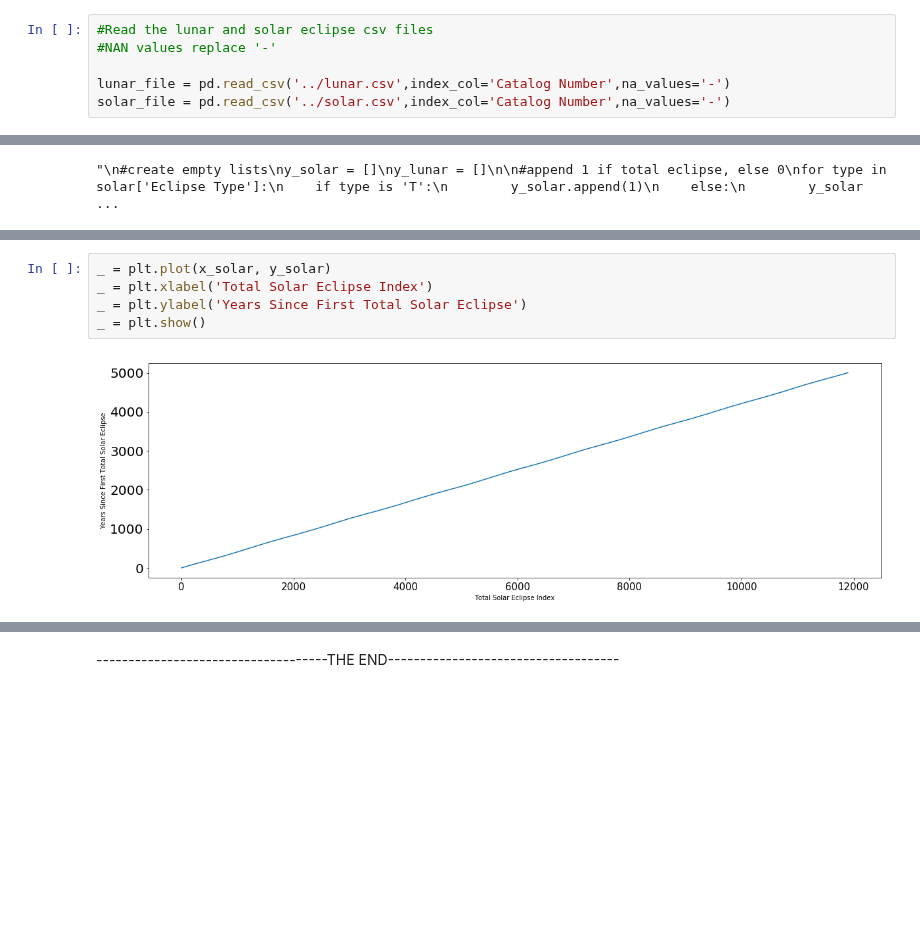
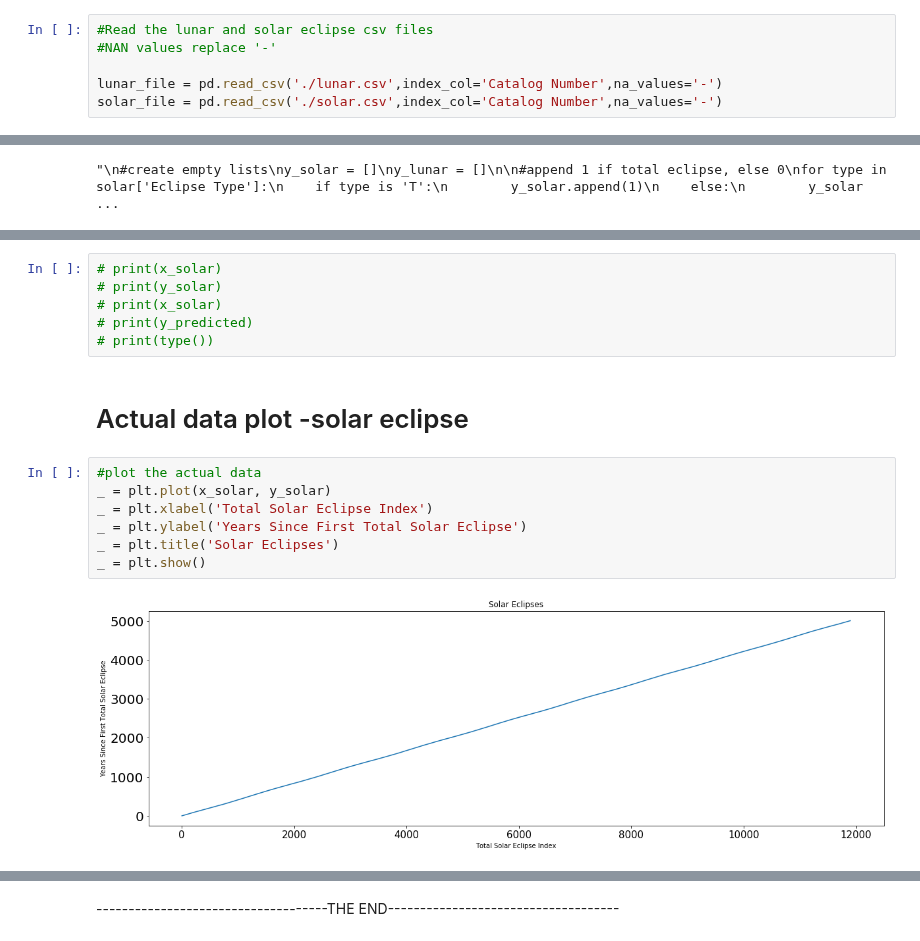
Before and after one commit to rachelraikar/Capstone1-Eclipses, a Jupyter notebook: Solar-and-Lunar-Eclipse-Capstone.ipynb, the cells around one changed output, grey strips where cells are left out. Drawn from its saved outputs; the diff is of its cells as text; blank space fills up the shorter version.

```diff
--- a/Solar-and-Lunar-Eclipse-Capstone.ipynb
+++ b/Solar-and-Lunar-Eclipse-Capstone.ipynb
@@ -18,8 +18,8 @@ from collections import OrderedDict, defaultdict
 #Read the lunar and solar eclipse csv files
 #NAN values replace '-'
 
-lunar_file = pd.read_csv('../lunar.csv',index_col='Catalog Number',na_values='-')
-solar_file = pd.read_csv('../solar.csv',index_col='Catalog Number',na_values='-')
+lunar_file = pd.read_csv('./lunar.csv',index_col='Catalog Number',na_values='-')
+solar_file = pd.read_csv('./solar.csv',index_col='Catalog Number',na_values='-')
 # %%
 # Create a separate dataframes with the columns needed for analysis
 
@@ -659,8 +655,18 @@ def get_linreg_format(df):
 x_solar, y_solar = get_linreg_format(solar)
+# %%
+# print(x_solar)
+# print(y_solar)
+# print(x_solar)
+# print(y_predicted)
+# print(type())
+# %% [markdown]
+# Actual data plot -solar eclipse
 # %%
+#plot the actual data
 _ = plt.plot(x_solar, y_solar)
 _ = plt.xlabel('Total Solar Eclipse Index')
 _ = plt.ylabel('Years Since First Total Solar Eclipse')
+_ = plt.title('Solar Eclipses')
 _ = plt.show()
 # %% [output]
-[figure, old version]
+[figure, new version]
```
Also changed, not shown: parts of 23 cells of this notebook.
